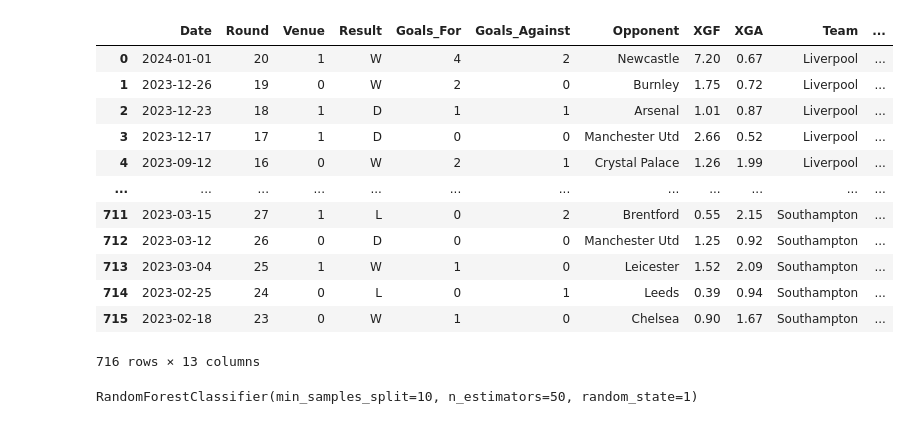
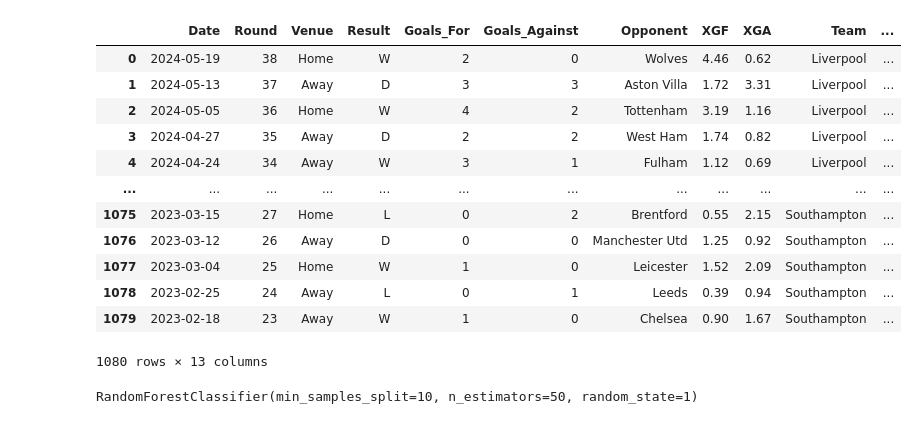
Before and after one commit to abryantgithub/Premier-League-Predictions, a Jupyter notebook: PremierLeaguePredictions.ipynb, the cells around one changed output. Cells and saved outputs as stored; diff of their text form; code cells hidden in the pictures.

```diff
--- a/PremierLeaguePredictions.ipynb
+++ b/PremierLeaguePredictions.ipynb
@@ -60,25 +62,31 @@ df
-# %%
-df['Venue']=df['Venue'].astype('category').cat.codes
 # %%
 #strange column added into dataset which is now removed
 
 df = df.drop('Unnamed: 10', axis = 1)
+# %%
+#strange column added into dataset which is now removed
+
+df = df.drop('Unnamed: 11', axis = 1)
+# %%
+#strange column added into dataset which is now removed
+
+df = df.drop('Unnamed: 12', axis = 1)
 # %%
-df.dropna()
+df
 # %% [output]
 |  | Date | Round | Venue | Result | Goals_For | Goals_Against | Opponent | XGF | XGA | Team | ... |
-| 0 | 2024-01-01 | 20 | 1 | W | 4 | 2 | Newcastle | 7.20 | 0.67 | Liverpool | ... |
-| 1 | 2023-12-26 | 19 | 0 | W | 2 | 0 | Burnley | 1.75 | 0.72 | Liverpool | ... |
-| 2 | 2023-12-23 | 18 | 1 | D | 1 | 1 | Arsenal | 1.01 | 0.87 | Liverpool | ... |
-| 3 | 2023-12-17 | 17 | 1 | D | 0 | 0 | Manchester Utd | 2.66 | 0.52 | Liverpool | ... |
-| 4 | 2023-09-12 | 16 | 0 | W | 2 | 1 | Crystal Palace | 1.26 | 1.99 | Liverpool | ... |
+| 0 | 2024-05-19 | 38 | Home | W | 2 | 0 | Wolves | 4.46 | 0.62 | Liverpool | ... |
+| 1 | 2024-05-13 | 37 | Away | D | 3 | 3 | Aston Villa | 1.72 | 3.31 | Liverpool | ... |
+| 2 | 2024-05-05 | 36 | Home | W | 4 | 2 | Tottenham | 3.19 | 1.16 | Liverpool | ... |
+| 3 | 2024-04-27 | 35 | Away | D | 2 | 2 | West Ham | 1.74 | 0.82 | Liverpool | ... |
+| 4 | 2024-04-24 | 34 | Away | W | 3 | 1 | Fulham | 1.12 | 0.69 | Liverpool | ... |
 | ... | ... | ... | ... | ... | ... | ... | ... | ... | ... | ... | ... |
-| 711 | 2023-03-15 | 27 | 1 | L | 0 | 2 | Brentford | 0.55 | 2.15 | Southampton | ... |
-| 712 | 2023-03-12 | 26 | 0 | D | 0 | 0 | Manchester Utd | 1.25 | 0.92 | Southampton | ... |
-| 713 | 2023-03-04 | 25 | 1 | W | 1 | 0 | Leicester | 1.52 | 2.09 | Southampton | ... |
-| 714 | 2023-02-25 | 24 | 0 | L | 0 | 1 | Leeds | 0.39 | 0.94 | Southampton | ... |
-| 715 | 2023-02-18 | 23 | 0 | W | 1 | 0 | Chelsea | 0.90 | 1.67 | Southampton | ... |
+| 1075 | 2023-03-15 | 27 | Home | L | 0 | 2 | Brentford | 0.55 | 2.15 | Southampton | ... |
+| 1076 | 2023-03-12 | 26 | Away | D | 0 | 0 | Manchester Utd | 1.25 | 0.92 | Southampton | ... |
+| 1077 | 2023-03-04 | 25 | Home | W | 1 | 0 | Leicester | 1.52 | 2.09 | Southampton | ... |
+| 1078 | 2023-02-25 | 24 | Away | L | 0 | 1 | Leeds | 0.39 | 0.94 | Southampton | ... |
+| 1079 | 2023-02-18 | 23 | Away | W | 1 | 0 | Chelsea | 0.90 | 1.67 | Southampton | ... |
-716 rows × 13 columns
+1080 rows × 13 columns
 # %%
 #importing random forest model
 
```
Also changed, not shown: parts of 19 cells of this notebook.
